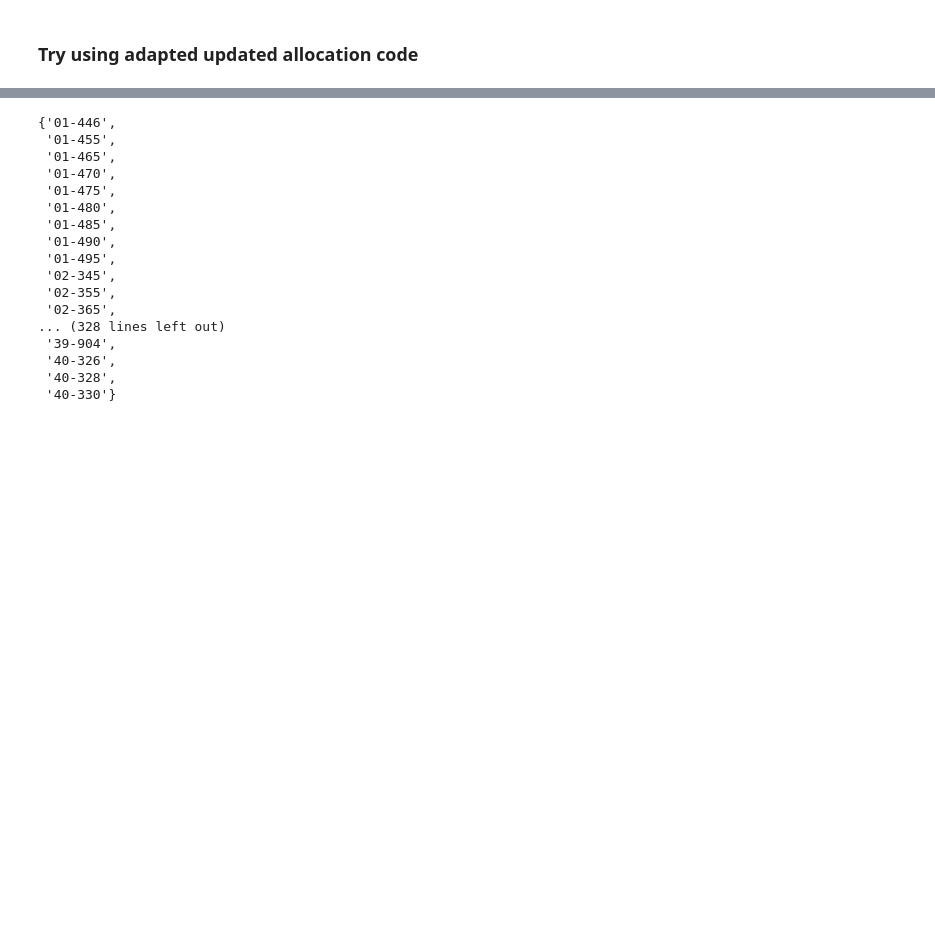
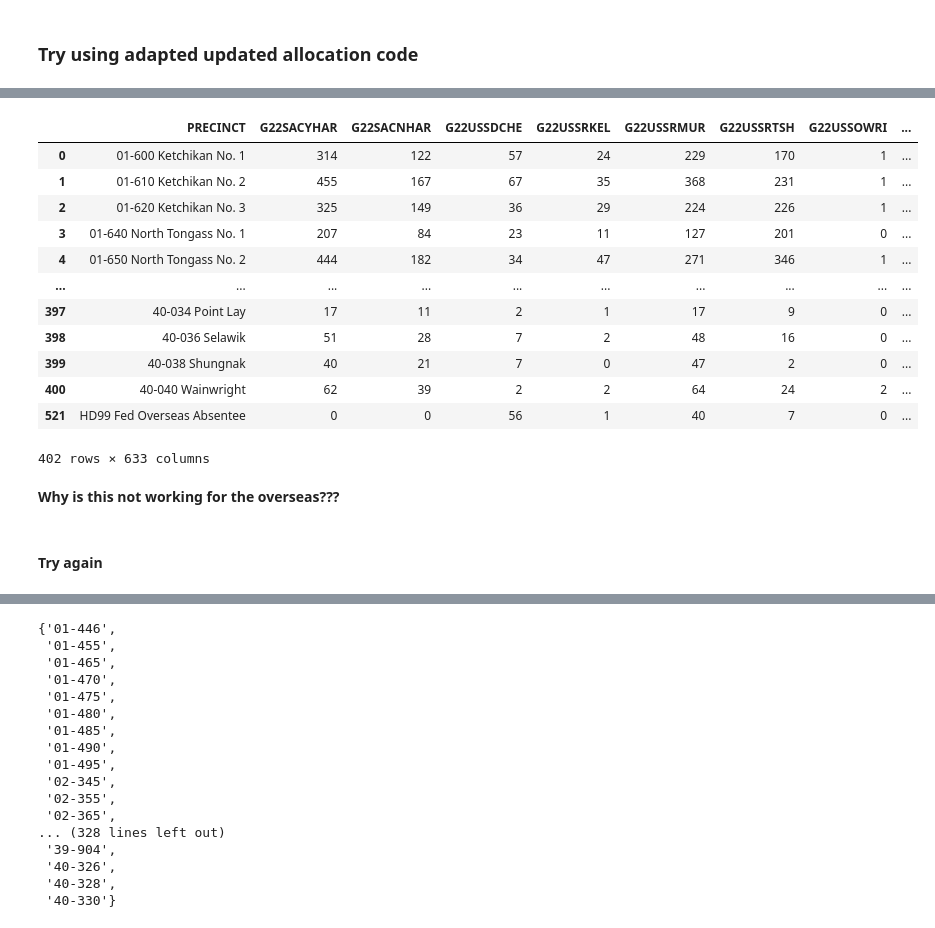
Before and after one commit to nonpartisan-redistricting-datahub/pber_collection, a Jupyter notebook: AK/2022/ak_election_results.ipynb, the cells around one changed output, grey strips where cells are left out. Saved outputs shown, nothing was run; the diff lists cells and outputs as text; code cells hidden in the pictures; blank space fills up the shorter version.

```diff
--- a/AK/2022/ak_election_results.ipynb
+++ b/AK/2022/ak_election_results.ipynb
@@ -282,6 +268,10 @@ ak_2022_precinct.loc[:,"District"] = ak_2022_precinct.loc[:,"PRECINCT"].apply(la
 ak_2022_to_allocate.loc[:,"col_names"]=ak_2022_to_allocate.loc[:,"PRECINCT"].str.split(" - ")
 ak_2022_to_allocate.loc[:,"District"]=ak_2022_to_allocate.loc[:,"col_names"].apply(lambda x: x[0].strip()[9:].zfill(2))
 
+#Add in district
+ak_2022_fed_overseas.loc[:,"col_names"]=ak_2022_fed_overseas.loc[:,"PRECINCT"].str.split(" - ")
+ak_2022_fed_overseas.loc[:,"District"]=ak_2022_fed_overseas.loc[:,"col_names"].apply(lambda x: x[0].strip()[9:].zfill(2))
+
 #Confirm we are getting the right number of districts (should be 40)
 print(len(ak_2022_to_allocate["District"].unique()))
 print(len(ak_2022_precinct["District"].unique()))
@@ -582,0 +687,20 @@ KeyError: 'Total_Votes'
+# %%
+ak_2022_precinct
+# %% [output]
+|  | PRECINCT | G22SACYHAR | G22SACNHAR | G22USSDCHE | G22USSRKEL | G22USSRMUR | G22USSRTSH | G22USSOWRI | ... |
+| 0 | 01-600 Ketchikan No. 1 | 314 | 122 | 57 | 24 | 229 | 170 | 1 | ... |
+| 1 | 01-610 Ketchikan No. 2 | 455 | 167 | 67 | 35 | 368 | 231 | 1 | ... |
+| 2 | 01-620 Ketchikan No. 3 | 325 | 149 | 36 | 29 | 224 | 226 | 1 | ... |
+| 3 | 01-640 North Tongass No. 1 | 207 | 84 | 23 | 11 | 127 | 201 | 0 | ... |
+| 4 | 01-650 North Tongass No. 2 | 444 | 182 | 34 | 47 | 271 | 346 | 1 | ... |
+| ... | ... | ... | ... | ... | ... | ... | ... | ... | ... |
+| 397 | 40-034 Point Lay | 17 | 11 | 2 | 1 | 17 | 9 | 0 | ... |
+| 398 | 40-036 Selawik | 51 | 28 | 7 | 2 | 48 | 16 | 0 | ... |
+| 399 | 40-038 Shungnak | 40 | 21 | 7 | 0 | 47 | 2 | 0 | ... |
+| 400 | 40-040 Wainwright | 62 | 39 | 2 | 2 | 64 | 24 | 2 | ... |
+| 521 | HD99 Fed Overseas Absentee | 0 | 0 | 56 | 1 | 40 | 7 | 0 | ... |
+402 rows × 633 columns
+# %% [markdown]
+**Why is this not working for the overseas???**
+# %% [markdown]
+#### Try again
```
Also changed, not shown: parts of 50 cells of this notebook.
